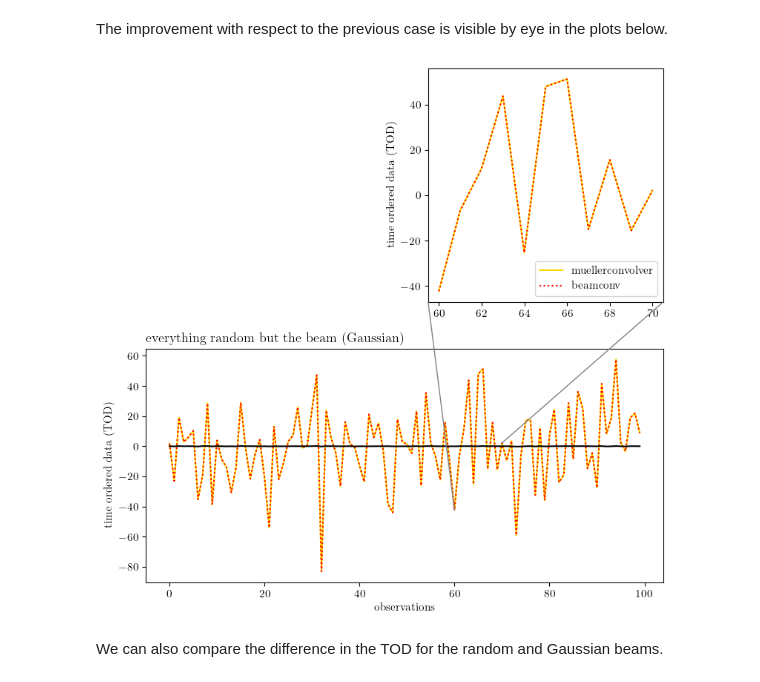
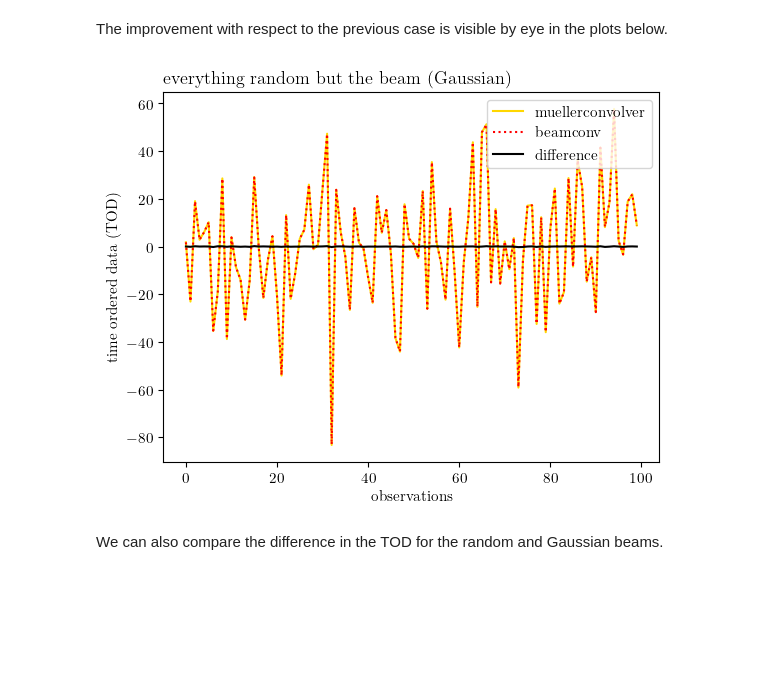
Before and after one commit to martamonelli/CMB-Inflate_WP4, a Jupyter notebook: aaa_comparison.ipynb, the cells around one changed output. Cells and saved outputs as stored; diff of their text form; code cells hidden in the pictures; blank space fills up the shorter version.

```diff
--- a/aaa_comparison.ipynb
+++ b/aaa_comparison.ipynb
@@ -189,42 +165,17 @@ The improvement with respect to the previous case is visible by eye in the plots
 # %%
 diff_gauss = TOD_muellerconvolver_gauss - TOD_beamconv_gauss
 
-from matplotlib.patches import ConnectionPatch
-
-# Create figures / axes
-fig = plt.figure(figsize=(9, 9))
-top_right = fig.add_subplot(2, 2, 2)
-bottom = fig.add_subplot(2, 1, 2)
-fig.subplots_adjust(hspace=.2)
-
-bottom.plot(TOD_muellerconvolver_gauss, color='gold', label="muellerconvolver")
-bottom.plot(TOD_beamconv_gauss, color='red', linestyle=':', label="beamconv")
-bottom.plot(diff_gauss, color='black', label="difference")
-bottom.set_xlabel('observations')
-bottom.set_ylabel('time ordered data (TOD)')
-bottom.set_title('everything random but the beam (Gaussian)', loc='left')
-
-top_right.plot(np.arange(nptg)[60:71],TOD_muellerconvolver_gauss[60:71], color='gold', label="muellerconvolver")
-top_right.plot(np.arange(nptg)[60:71],TOD_beamconv_gauss[60:71], color='red', linestyle=':', label="beamconv")
-top_right.legend()
-top_right.set_ylabel('time ordered data (TOD)')
-
-# Add the connection patches
-fig.add_artist(ConnectionPatch(
-    xyA=(0, 0), coordsA=top_right.transAxes,
-    xyB=(np.arange(nptg)[60],TOD_muellerconvolver_gauss[60]), coordsB=bottom.transData,
-    color='gray'
-))
-
-fig.add_artist(ConnectionPatch(
-    xyA=(1, 0), coordsA=top_right.transAxes,
-    xyB=(np.arange(nptg)[70],TOD_muellerconvolver_gauss[70]), coordsB=bottom.transData,
-    color='gray'
-))
-
+# plotting diff
+plt.plot(TOD_muellerconvolver_gauss, color='gold', label="muellerconvolver")
+plt.plot(TOD_beamconv_gauss, color='red', linestyle=':', label="beamconv")
+plt.plot(diff_gauss, color='black', label="difference")
+plt.legend(loc='upper right')
+plt.xlabel('observations')
+plt.ylabel('time ordered data (TOD)')
+plt.title('everything random but the beam (Gaussian)', loc='left')
 plt.show()
 # %% [output]
-[figure, old version]
+[figure, new version]
 # %% [markdown]
 We can also compare the difference in the TOD for the random and Gaussian beams.
 # %%
```
Also changed, not shown: parts of 22 cells of this notebook, 2 other files.
